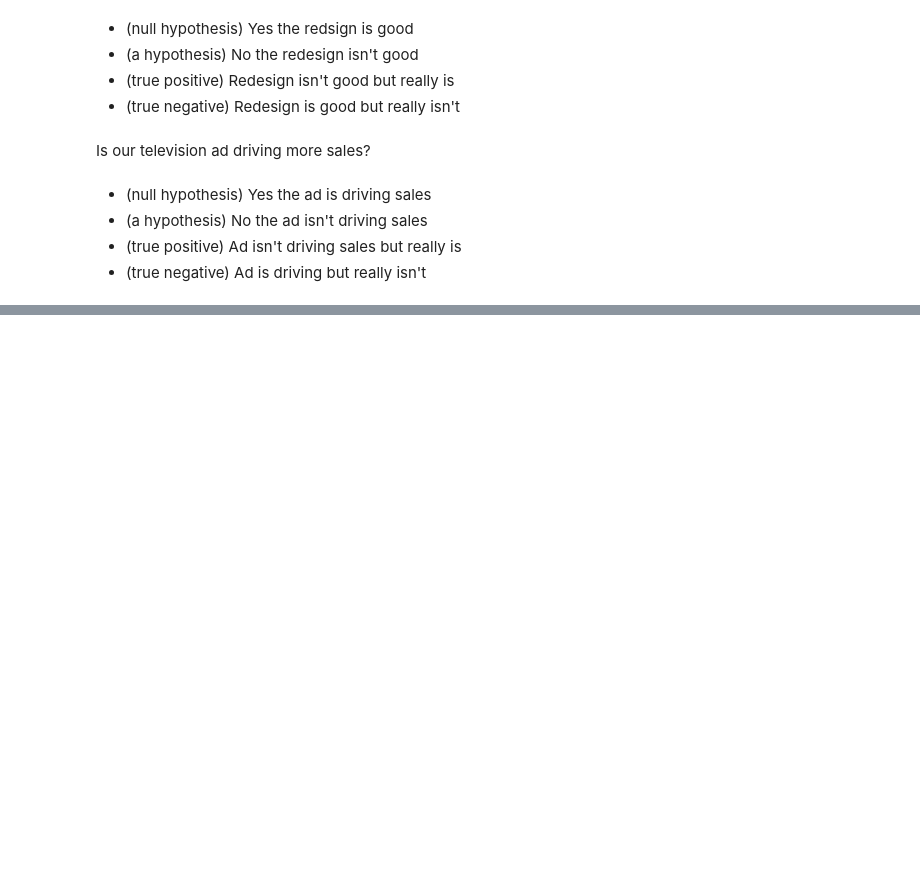
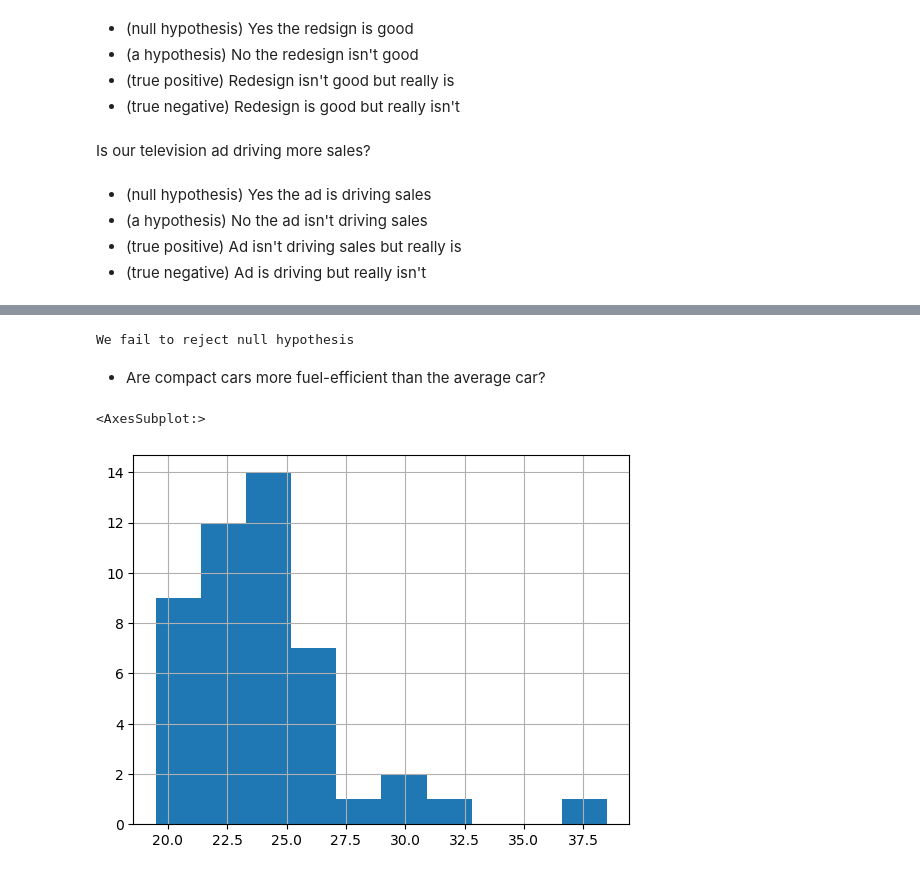
Before and after one commit to Keila-Camarillo/statistics-exercises, a Jupyter notebook: hypothesis_testing.ipynb, the cells around one changed output, grey strips where cells are left out. Saved outputs shown, nothing was run; the diff lists cells and outputs as text; code cells hidden in the pictures; blank space fills up the shorter version.

Commit message:
add hypothesis testing

```diff
--- a/hypothesis_testing.ipynb
+++ b/hypothesis_testing.ipynb
@@ -21,0 +195,9 @@ Is our television ad driving more sales?
+# %%
+if p/2 < alpha:
+    print("We can reject null hypothesis")
+else:
+    print("We fail to reject null hypothesis")
+# %% [output]
+We fail to reject null hypothesis
+# %% [markdown]
+* Are compact cars more fuel-efficient than the average car?
@@ -21,0 +209,7 @@ Is our television ad driving more sales?
+# %%
+compact = mpg[mpg["class"] == "compact"].fuel_avg
+# %%
+compact.hist()
+# %% [output]
+<AxesSubplot:>
+[figure, added]
```
Also changed, not shown: parts of 55 cells of this notebook.
